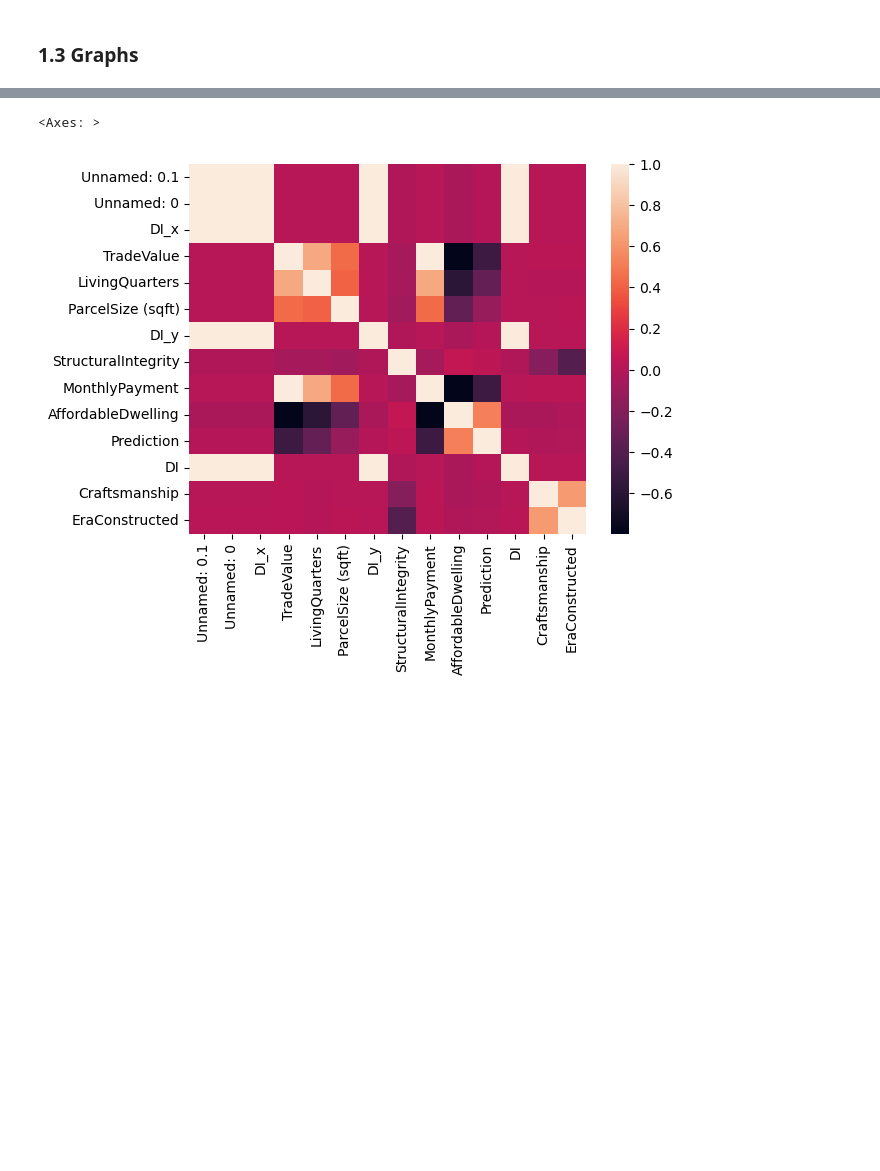
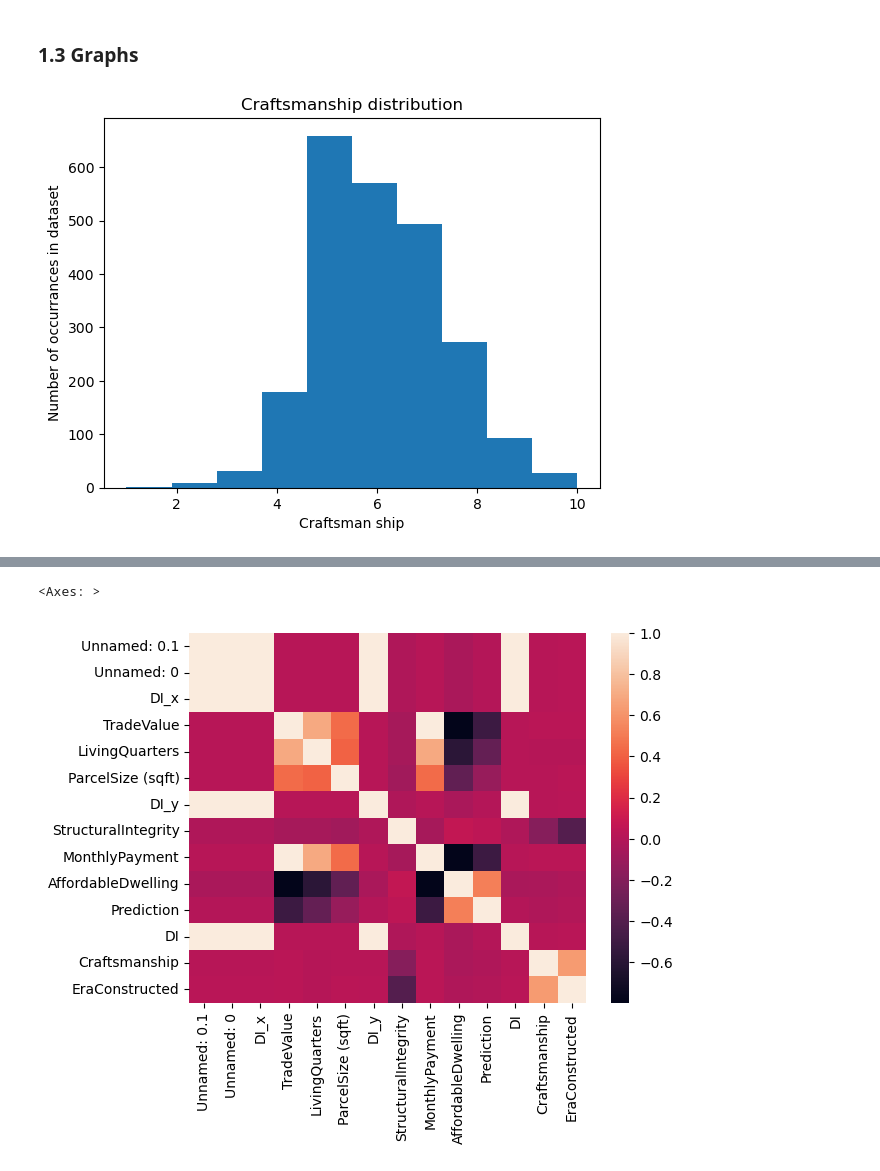
Before and after one commit to RaineScarlett/dsreport, a Jupyter notebook: iteration3.ipynb, the cells around one changed output, grey strips where cells are left out. Drawn from its saved outputs; the diff is of its cells as text; code cells hidden in the pictures; blank space fills up the shorter version.

```diff
--- a/iteration3.ipynb
+++ b/iteration3.ipynb
@@ -165,2 +183,10 @@ Name: count, Length: 768, dtype: int64
 # %% [markdown]
 ### 1.3 Graphs
+# %%
+plt.hist(df["Craftsmanship"], bins=10)
+plt.title('Craftsmanship distribution')
+plt.xlabel('Craftsman ship')
+plt.ylabel('Number of occurrances in dataset')
+plt.show()
+# %% [output]
+[figure, added]
```
Also changed, not shown: parts of 9 cells of this notebook.
